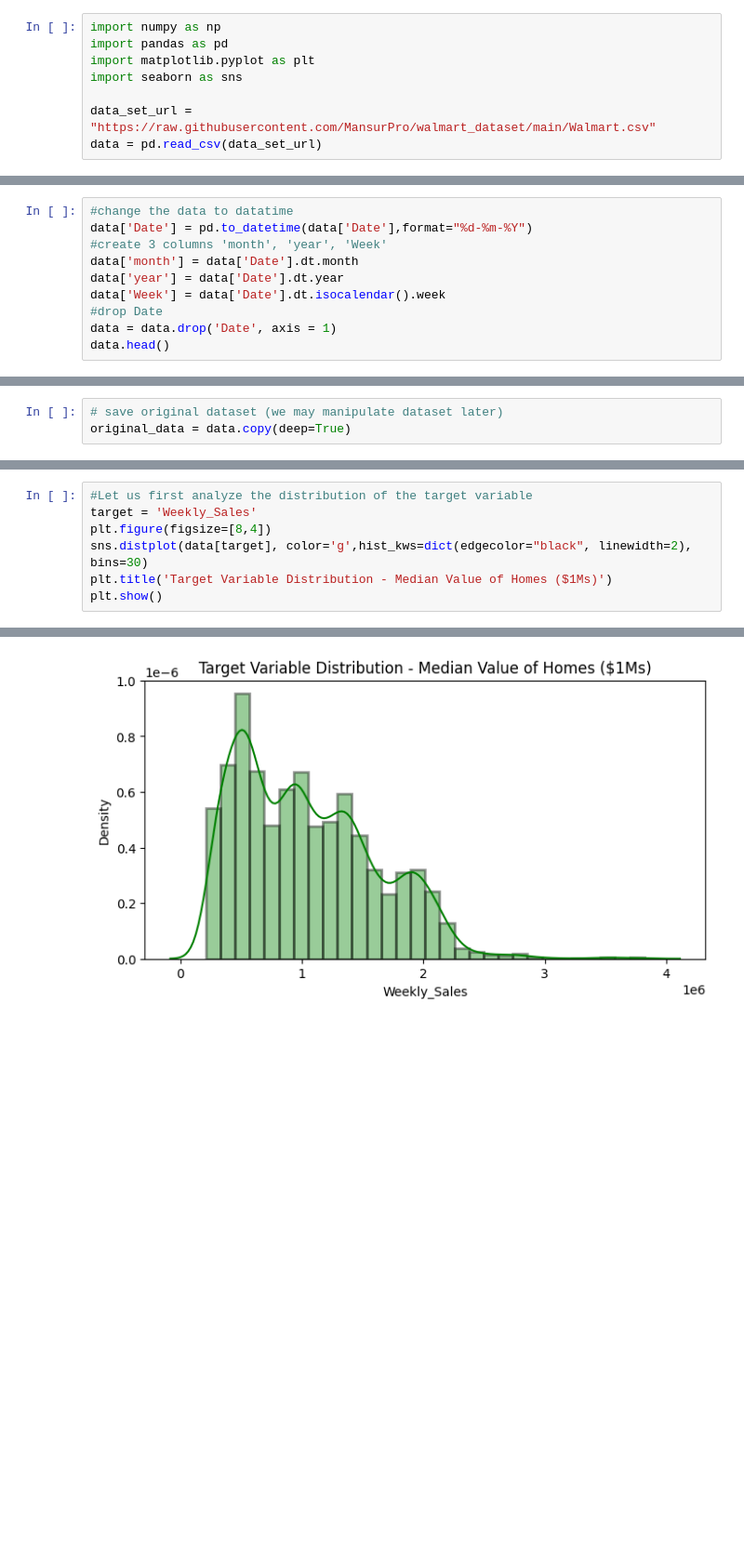
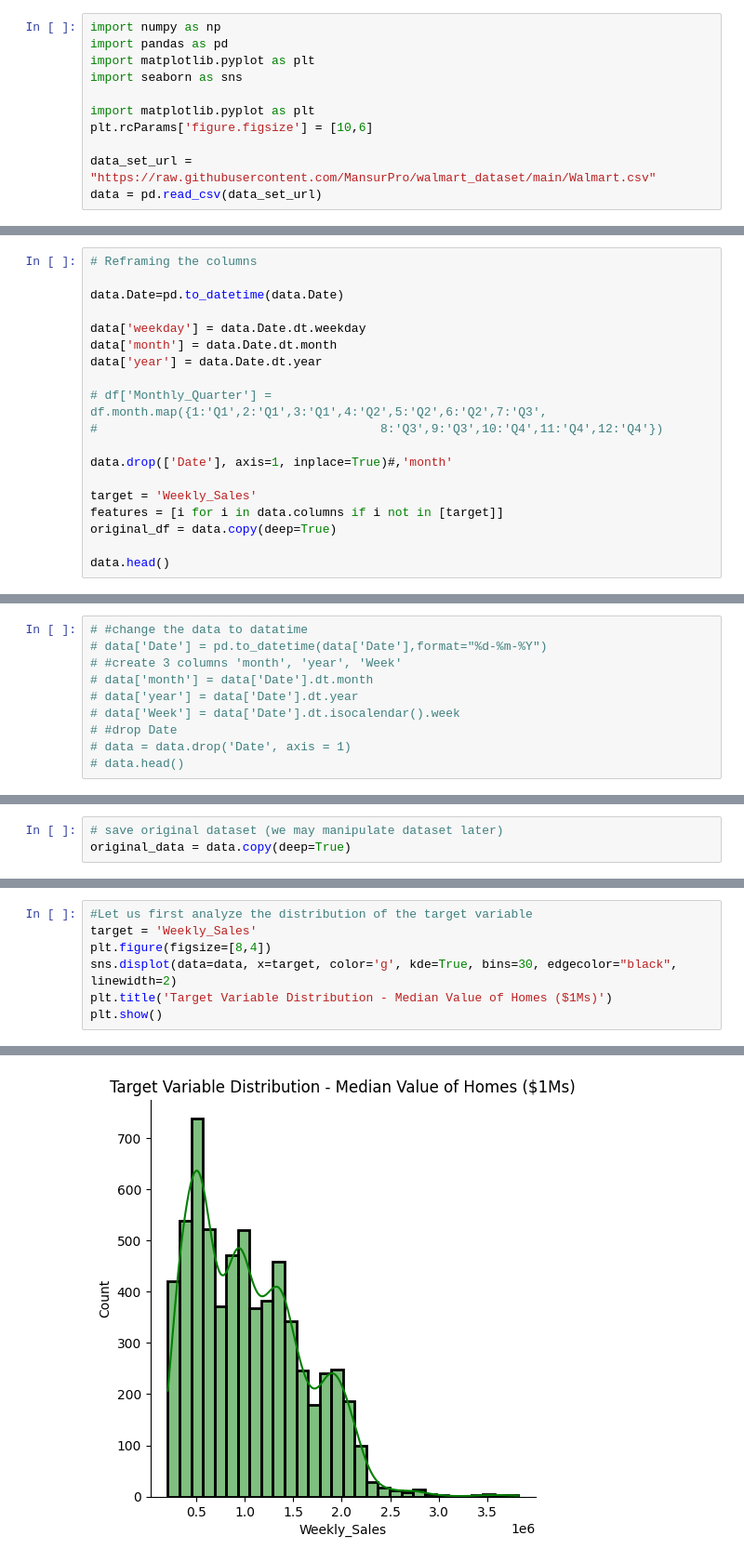
Before and after one commit to MansurPro/walmart_dataset, a Jupyter notebook: walmart_dataset.ipynb, the cells around one changed output, grey strips where cells are left out. Shown: that part at 93% size. Saved outputs shown, nothing was run; the diff lists cells and outputs as text; blank space fills up the shorter version.

```diff
--- a/walmart_dataset.ipynb
+++ b/walmart_dataset.ipynb
@@ -8,6 +8,9 @@ import pandas as pd
 import matplotlib.pyplot as plt
 import seaborn as sns
 
+import matplotlib.pyplot as plt
+plt.rcParams['figure.figsize'] = [10,6]
+
 data_set_url = "https://raw.githubusercontent.com/MansurPro/walmart_dataset/main/Walmart.csv"
 data = pd.read_csv(data_set_url)
 # %%
@@ -56,3 +70,22 @@ Fuel_Price      0
 CPI             0
 Unemployment    0
 dtype: int64
+# %%
+# Reframing the columns
+
+data.Date=pd.to_datetime(data.Date)
+
+data['weekday'] = data.Date.dt.weekday
+data['month'] = data.Date.dt.month
+data['year'] = data.Date.dt.year
+
+# df['Monthly_Quarter'] = df.month.map({1:'Q1',2:'Q1',3:'Q1',4:'Q2',5:'Q2',6:'Q2',7:'Q3',
+#                                       8:'Q3',9:'Q3',10:'Q4',11:'Q4',12:'Q4'})
+
+data.drop(['Date'], axis=1, inplace=True)#,'month'
+
+target = 'Weekly_Sales'
+features = [i for i in data.columns if i not in [target]]
+original_df = data.copy(deep=True)
+
+data.head()
@@ -59,10 +99,10 @@ dtype: int64
 # %%
-#change the data to datatime
-data['Date'] = pd.to_datetime(data['Date'],format="%d-%m-%Y")
-#create 3 columns 'month', 'year', 'Week'
-data['month'] = data['Date'].dt.month
-data['year'] = data['Date'].dt.year
-data['Week'] = data['Date'].dt.isocalendar().week
-#drop Date
-data = data.drop('Date', axis = 1)
-data.head()
+# #change the data to datatime
+# data['Date'] = pd.to_datetime(data['Date'],format="%d-%m-%Y")
+# #create 3 columns 'month', 'year', 'Week'
+# data['month'] = data['Date'].dt.month
+# data['year'] = data['Date'].dt.year
+# data['Week'] = data['Date'].dt.isocalendar().week
+# #drop Date
+# data = data.drop('Date', axis = 1)
+# data.head()
@@ -132,7 +207,7 @@ dtype: int64
 #Let us first analyze the distribution of the target variable
 target = 'Weekly_Sales'
 plt.figure(figsize=[8,4])
-sns.distplot(data[target], color='g',hist_kws=dict(edgecolor="black", linewidth=2), bins=30)
+sns.displot(data=data, x=target, color='g', kde=True, bins=30, edgecolor="black", linewidth=2)
 plt.title('Target Variable Distribution - Median Value of Homes ($1Ms)')
 plt.show()
 # %% [output]
@@ -148 +215 @@ https://gist.github.com/mwaskom/de44147ed2974457ad6372750bbe5751
-[figure, old version]
+[figure, new version]
```
Also changed, not shown: parts of 17 cells of this notebook.
